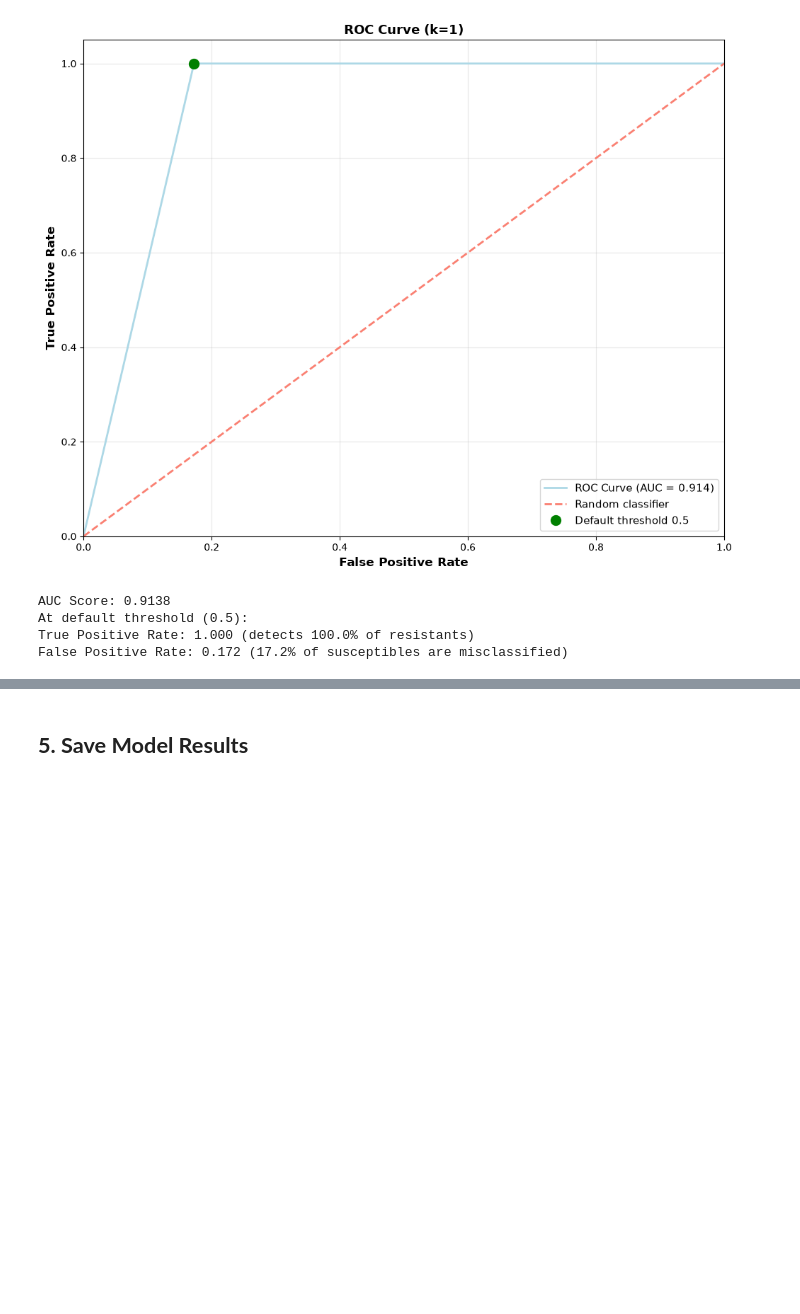
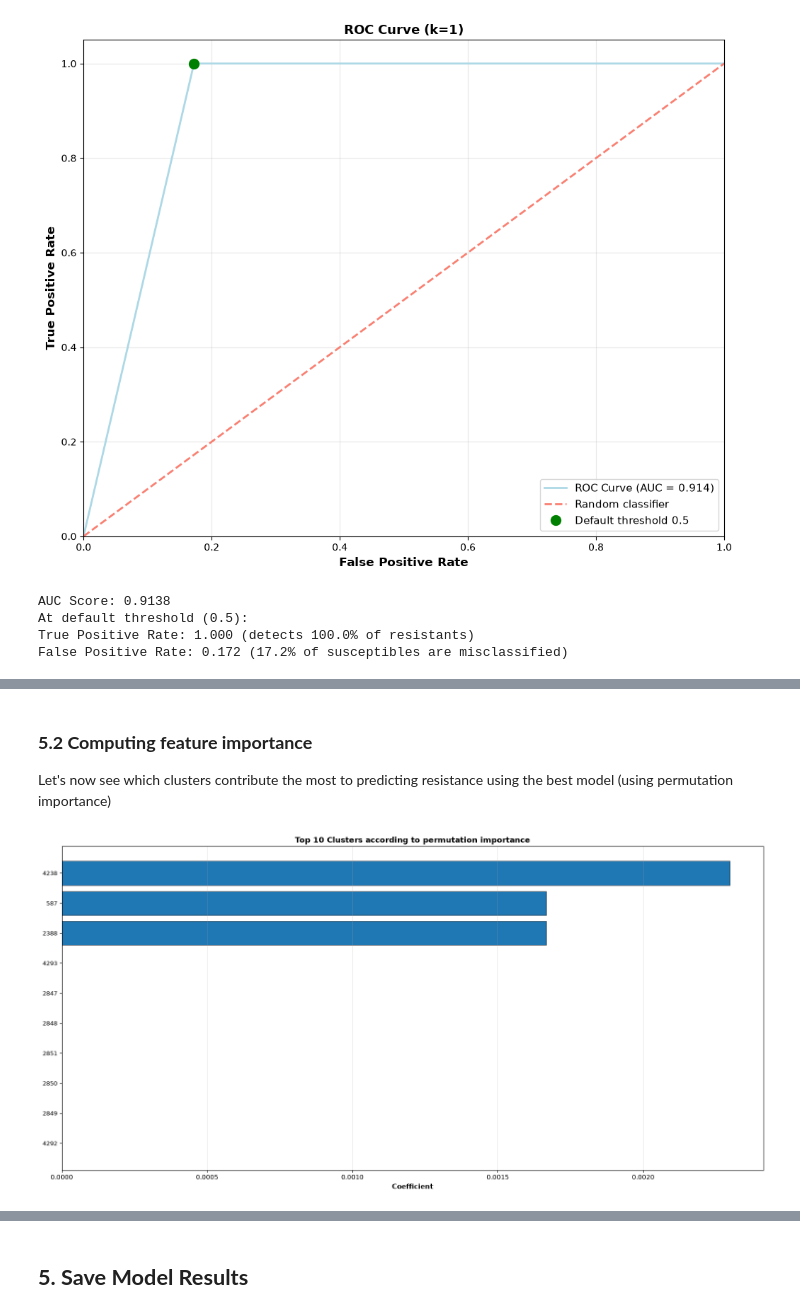
Before and after one commit to OphelieRutschmann/Burkholderia_ML, a Jupyter notebook: cnv_ML/06_knn_classification.ipynb, the cells around one changed output, grey strips where cells are left out. Drawn from its saved outputs; the diff is of its cells as text; code cells hidden in the pictures; blank space fills up the shorter version.

```diff
--- a/cnv_ML/06_knn_classification.ipynb
+++ b/cnv_ML/06_knn_classification.ipynb
@@ -293,0 +301,4 @@ False Positive Rate: 0.172 (17.2% of susceptibles are misclassified)
+# %%
+cluster_names = cnv_train.columns.values
+features_to_cluster = pd.read_csv("Data/clusters.csv")
+features_to_cluster.head()
@@ -293,0 +312,43 @@ False Positive Rate: 0.172 (17.2% of susceptibles are misclassified)
+# %% [markdown]
+### **5.2 Computing feature importance**
+Let's now see which clusters contribute the most to predicting resistance using the best model (using permutation importance)
+# %%
+from sklearn.inspection import permutation_importance
+
+perm = permutation_importance(
+    best_knn,
+    X_test,
+    y_test.ravel(),
+    scoring="balanced_accuracy",
+    n_repeats=15,
+    random_state=6,
+    n_jobs=-1
+)
+# %%
+# Create dataframe with cluster names and importances
+importance_df = pd.DataFrame({
+    'cluster': cluster_names,
+    'importance_mean': perm.importances_mean,
+})
+# Sort by importance
+importance_df = importance_df.sort_values('importance_mean', ascending=False)
+# %%
+# Visualize top clusters by model weights
+fig, axes = plt.subplots(1, 1, figsize=(16, 8))
+
+# Top 20 features by absolute coefficient
+ax = axes
+top_features = importance_df.head(10).sort_values("importance_mean")
+ax.barh(range(len(top_features)), top_features['importance_mean'], edgecolor='black', linewidth=0.5)
+ax.set_yticks(range(len(top_features)))
+ax.set_yticklabels([f.replace('cnv_depth__', '') for f in top_features['cluster']], fontsize=9)
+ax.set_xlabel('Coefficient', fontweight='bold', fontsize=11)
+ax.set_title('Top 10 Clusters according to permutation importance', fontweight='bold', fontsize=12)
+ax.axvline(0, color='black', linestyle='-', linewidth=1)
+ax.grid(axis='x', alpha=0.3)
+
+plt.tight_layout()
+plt.savefig('Figures/06_knn_biomarkers.png', dpi=300, bbox_inches='tight')
+plt.show()
+# %% [output]
+[figure, added]
```
Also changed, not shown: parts of 13 cells of this notebook, 36 other files.
